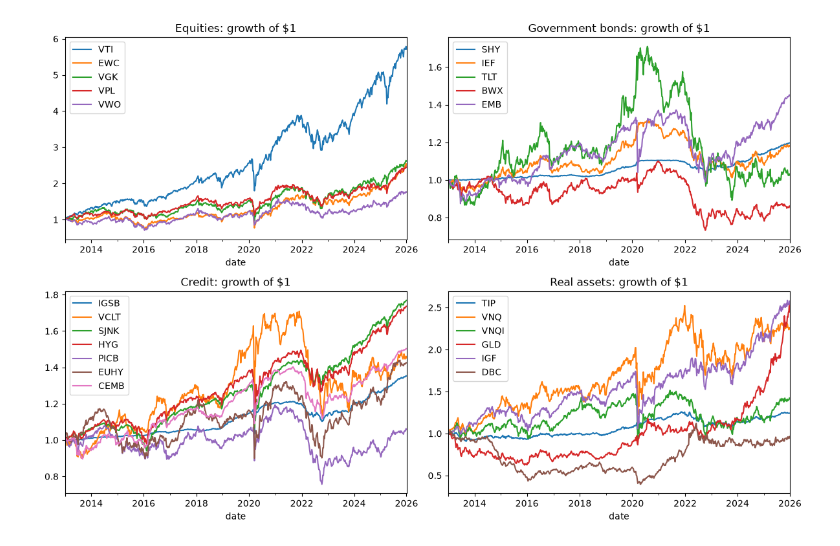
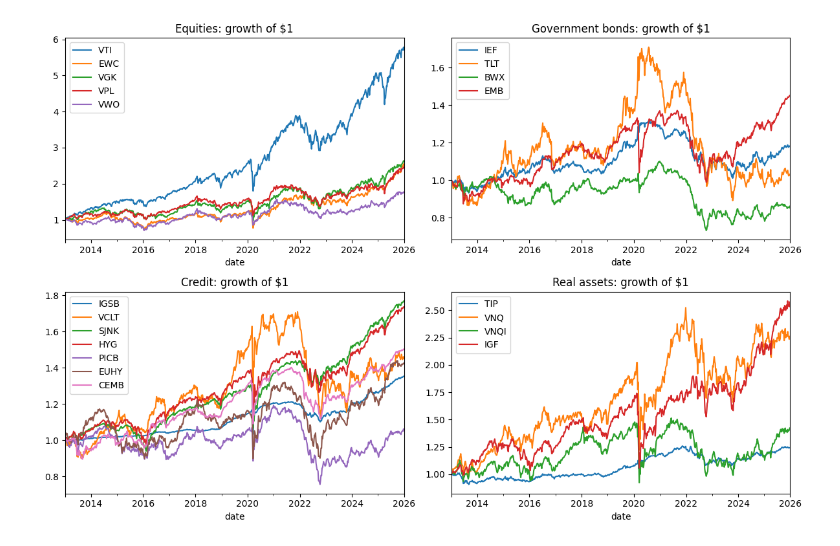
Before and after one commit to RithvikKolanu/portfolio-construction-model, a Jupyter notebook: notebooks/01_portfolio_construction.ipynb, the cells around one changed output. Drawn from its saved outputs; the diff is of its cells as text; code cells hidden in the pictures.

```diff
--- a/notebooks/01_portfolio_construction.ipynb
+++ b/notebooks/01_portfolio_construction.ipynb
@@ -17,21 +18,21 @@ lw_cov = estimators.ledoit_wolf_covariance(excess_returns)[0]
 # %%
 import matplotlib.pyplot as plt
 
 blocks = {
     "Equities": ["VTI", "EWC", "VGK", "VPL", "VWO"],
-    "Government bonds": ["SHY", "IEF", "TLT", "BWX", "EMB"],
+    "Government bonds": ["IEF", "TLT", "BWX", "EMB"],
     "Credit": ["IGSB", "VCLT", "SJNK", "HYG", "PICB", "EUHY", "CEMB"],
-    "Real assets": ["TIP", "VNQ", "VNQI", "GLD", "IGF", "DBC"],
+    "Real assets": ["TIP", "VNQ", "VNQI", "IGF"],
 }
 
 # Growth of $1
 growth = (1 + risky_returns).cumprod()
 fig, axes = plt.subplots(2, 2, figsize=(12, 8))
 for ax, (name, cols) in zip(axes.flat, blocks.items()):
     growth[cols].plot(ax=ax, title=f"{name}: growth of $1")
 plt.tight_layout()
 # %% [output]
-[figure, old version]
+[figure, new version]
 # %%
 plt.figure(figsize=(9, 8))
 plt.imshow(corr, cmap="RdBu_r", vmin=-1, vmax=1)
```
Also changed, not shown: parts of 7 cells of this notebook, 6 other files.
